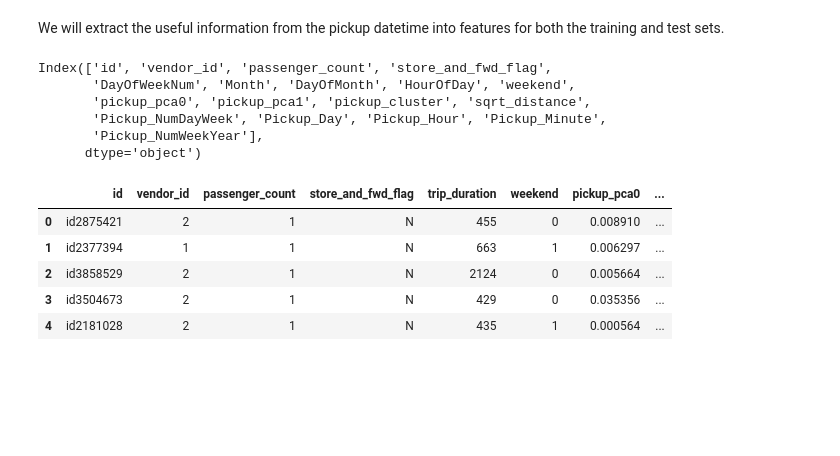
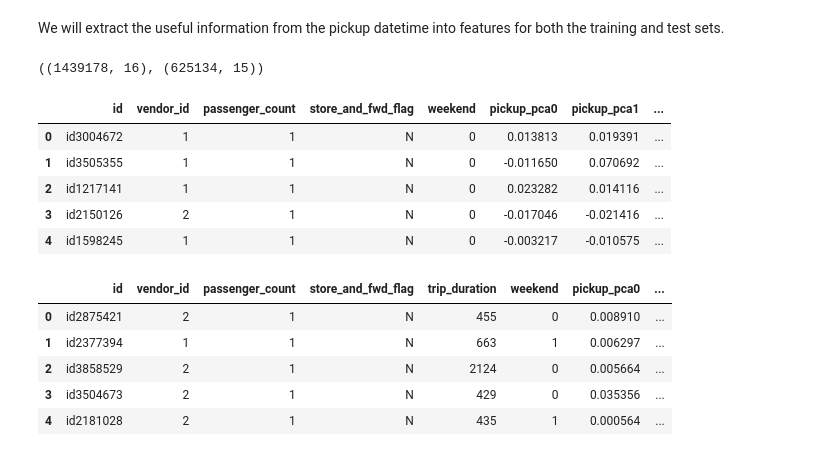
Before and after one commit to MelanVijayaratnam/Kaggle-nb, a Jupyter notebook: Taxi/Taxi.ipynb, the cells around one changed output. Drawn from its saved outputs; the diff is of its cells as text; code cells hidden in the pictures; blank space fills up the shorter version.

Commit message:
Correct errors from additional features of test set

```diff
--- a/Taxi/Taxi.ipynb
+++ b/Taxi/Taxi.ipynb
@@ -618,6 +605,8 @@ transform_distance(test_df)
 We will extract the useful information from the pickup datetime into features for both the training and test sets.
 # %%
 train_df.drop(['dropoff_datetime','DayOfWeekNum', 'Month', 'DayOfMonth', 'HourOfDay'], axis=1, inplace=True)
+# %%
+test_df.drop(['DayOfWeekNum', 'Month', 'DayOfMonth', 'HourOfDay'], axis=1, inplace=True)
 # %%
 def transform_datetime(dataset):
     # convert column to datetime type
@@ -646,15 +634,19 @@ def transform_datetime(dataset):
 
 transform_datetime(train_df)
 transform_datetime(test_df)
+# %%
+train_df.shape, test_df.shape
+# %% [output]
+((1439178, 16), (625134, 15))
 # %%
-test_df.columns
+test_df.head()
 # %% [output]
-Index(['id', 'vendor_id', 'passenger_count', 'store_and_fwd_flag',
-       'DayOfWeekNum', 'Month', 'DayOfMonth', 'HourOfDay', 'weekend',
-       'pickup_pca0', 'pickup_pca1', 'pickup_cluster', 'sqrt_distance',
-       'Pickup_NumDayWeek', 'Pickup_Day', 'Pickup_Hour', 'Pickup_Minute',
-       'Pickup_NumWeekYear'],
-      dtype='object')
+|  | id | vendor_id | passenger_count | store_and_fwd_flag | weekend | pickup_pca0 | pickup_pca1 | ... |
+| 0 | id3004672 | 1 | 1 | N | 0 | 0.013813 | 0.019391 | ... |
+| 1 | id3505355 | 1 | 1 | N | 0 | -0.011650 | 0.070692 | ... |
+| 2 | id1217141 | 1 | 1 | N | 0 | 0.023282 | 0.014116 | ... |
+| 3 | id2150126 | 2 | 1 | N | 0 | -0.017046 | -0.021416 | ... |
+| 4 | id1598245 | 1 | 1 | N | 0 | -0.003217 | -0.010575 | ... |
 # %%
 train_df.head()
 # %% [output]
```
Also changed, not shown: parts of 15 cells of this notebook.
